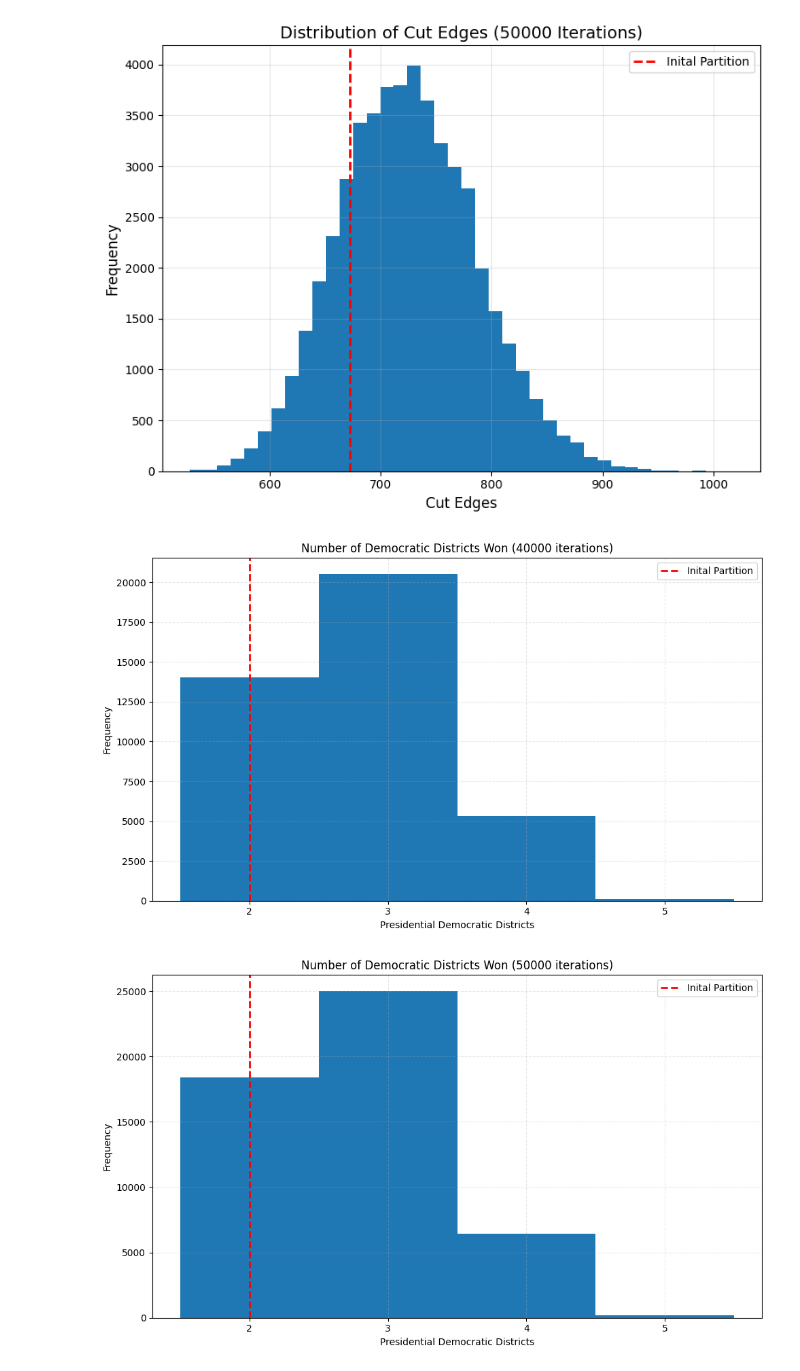
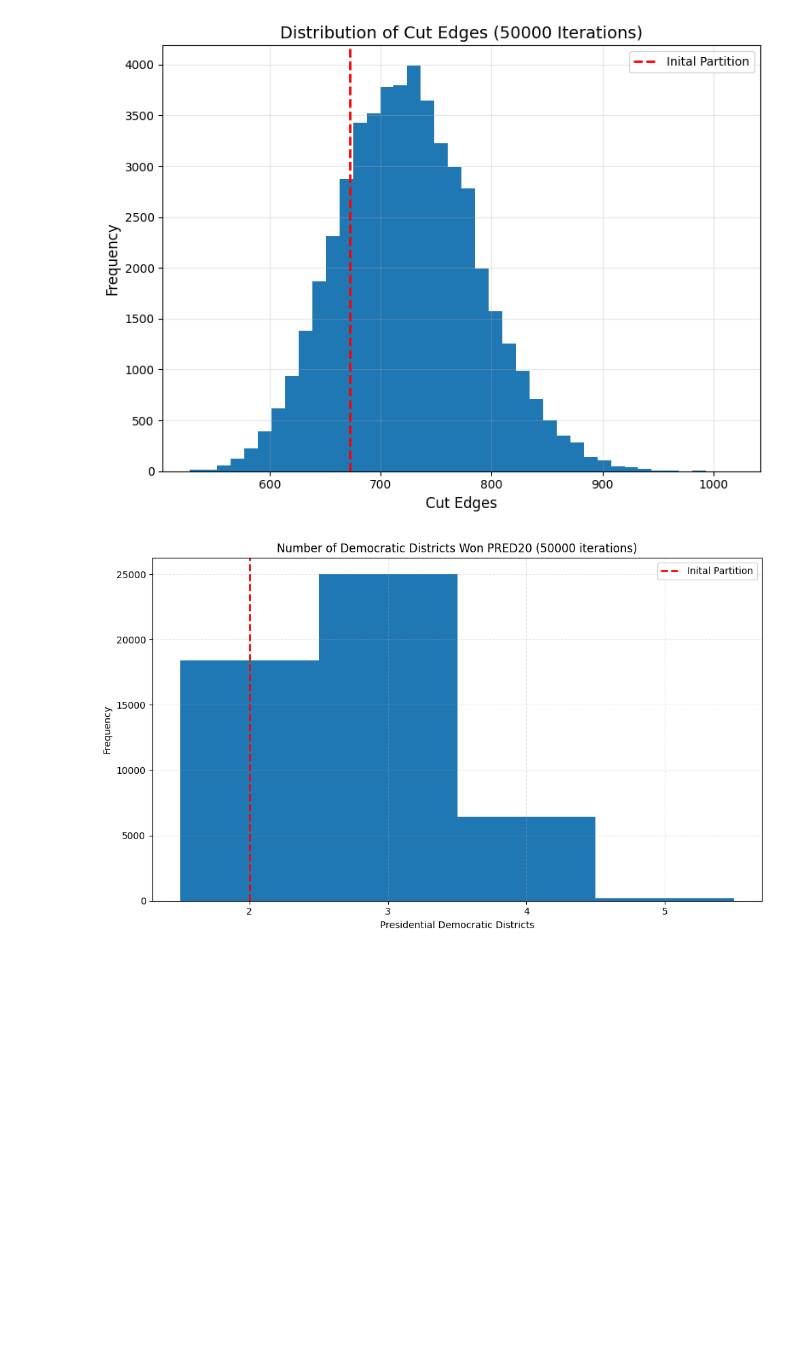
Before and after one commit to willystout/cs464_final_project, a Jupyter notebook: ensemble_results.ipynb, the cells around one changed output. Saved outputs shown, nothing was run; the diff lists cells and outputs as text; code cells hidden in the pictures; blank space fills up the shorter version.

```diff
--- a/ensemble_results.ipynb
+++ b/ensemble_results.ipynb
@@ -112,32 +112,18 @@ plt.show()
 # %%
 plt.figure(figsize=(10, 6))
 bin_edges = np.array([1.5, 2.5, 3.5, 4.5, 5.5])
-plt.hist(markov_chain_40000["Presidential Democratic Districts"], bins=bin_edges)
-plt.title("Number of Democratic Districts Won (40000 iterations)")
-plt.axvline(x=markov_chain_40000.iloc[0]["Presidential Democratic Districts"], color='red', linestyle='--', linewidth=2, label='Inital Partition')
+plt.hist(markov_chain_50000["Presidential Democratic Districts"], bins=bin_edges)
+plt.axvline(x=markov_chain_50000.iloc[0]["Presidential Democratic Districts"], color='red', linestyle='--', linewidth=2, label='Inital Partition')
+plt.title("Number of Democratic Districts Won PRED20 (50000 iterations)")
 plt.xlabel("Presidential Democratic Districts")
 plt.ylabel("Frequency")
 plt.xticks([2.0, 3.0, 4.0, 5.0])
 plt.grid(alpha=0.3, linestyle='--')
 plt.legend(loc='upper right')
 plt.tight_layout()
 plt.show()
-
-plt.figure(figsize=(10, 6))
-bin_edges = np.array([1.5, 2.5, 3.5, 4.5, 5.5])
-plt.hist(markov_chain_50000["Presidential Democratic Districts"], bins=bin_edges)
-plt.axvline(x=markov_chain_50000.iloc[0]["Presidential Democratic Districts"], color='red', linestyle='--', linewidth=2, label='Inital Partition')
-plt.title("Number of Democratic Districts Won (50000 iterations)")
-plt.xlabel("Presidential Democratic Districts")
-plt.ylabel("Frequency")
-plt.xticks([2.0, 3.0, 4.0, 5.0])
-plt.grid(alpha=0.3, linestyle='--')
-plt.legend(loc='upper right')
-plt.tight_layout()
-plt.show()
 # %% [output]
-[figure, old version]
+[figure, new version]
-[figure, removed]
 # %%
 plt.figure(figsize=(10, 6))
 bin_edges = np.array([2.5, 3.5, 4.5, 5.5, 6.5])
```
Also changed, not shown: parts of 5 cells of this notebook.
